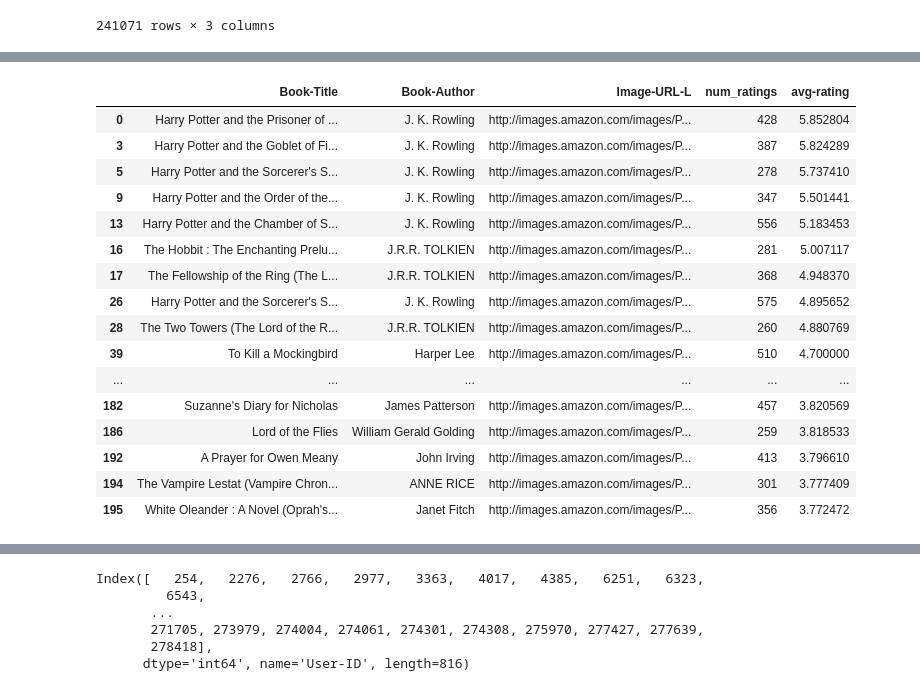
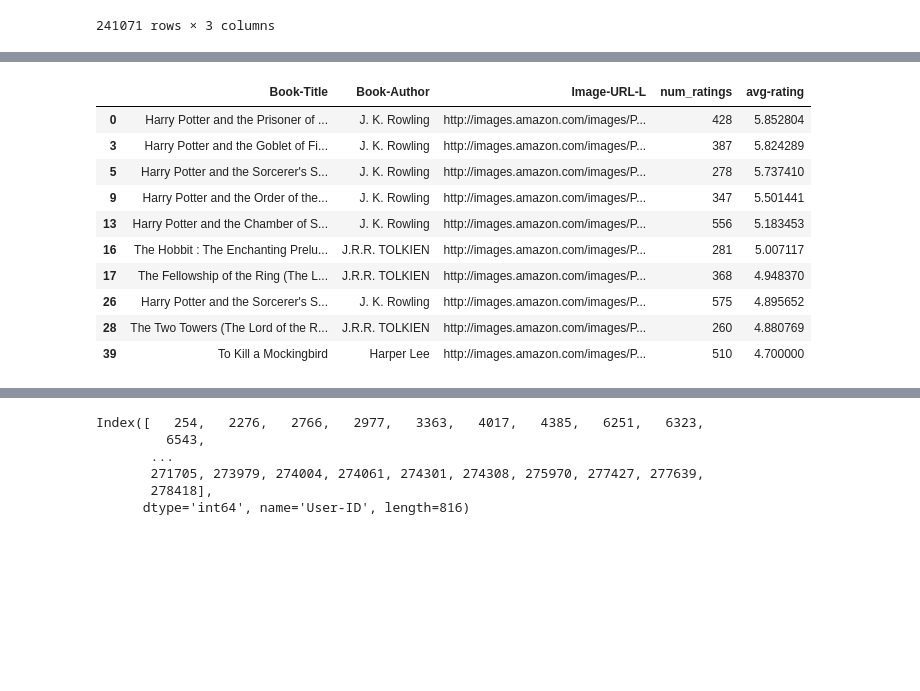
Before and after one commit to Manik-agarwal/book-recommendation-system-with-ML, a Jupyter notebook: Book_recommendation_system.ipynb, the cells around one changed output, grey strips where cells are left out. Cells and saved outputs as stored; diff of their text form; code cells hidden in the pictures; blank space fills up the shorter version.

```diff
--- a/Book_recommendation_system.ipynb
+++ b/Book_recommendation_system.ipynb
@@ -168,21 +195,15 @@ popular_df
 # %%
 popular_df = popular_df.merge(books,on='Book-Title').drop_duplicates('Book-Title')[['Book-Title','Book-Author','Image-URL-L','num_ratings','avg-rating']]
-popular_df
+popular_df.head(10)
 # %% [output]
 |  | Book-Title | Book-Author | Image-URL-L | num_ratings | avg-rating |
 | 0 | Harry Potter and the Prisoner of ... | J. K. Rowling | http://images.amazon.com/images/P... | 428 | 5.852804 |
 | 3 | Harry Potter and the Goblet of Fi... | J. K. Rowling | http://images.amazon.com/images/P... | 387 | 5.824289 |
 | 5 | Harry Potter and the Sorcerer's S... | J. K. Rowling | http://images.amazon.com/images/P... | 278 | 5.737410 |
 | 9 | Harry Potter and the Order of the... | J. K. Rowling | http://images.amazon.com/images/P... | 347 | 5.501441 |
 | 13 | Harry Potter and the Chamber of S... | J. K. Rowling | http://images.amazon.com/images/P... | 556 | 5.183453 |
 | 16 | The Hobbit : The Enchanting Prelu... | J.R.R. TOLKIEN | http://images.amazon.com/images/P... | 281 | 5.007117 |
 | 17 | The Fellowship of the Ring (The L... | J.R.R. TOLKIEN | http://images.amazon.com/images/P... | 368 | 4.948370 |
 | 26 | Harry Potter and the Sorcerer's S... | J. K. Rowling | http://images.amazon.com/images/P... | 575 | 4.895652 |
 | 28 | The Two Towers (The Lord of the R... | J.R.R. TOLKIEN | http://images.amazon.com/images/P... | 260 | 4.880769 |
 | 39 | To Kill a Mockingbird | Harper Lee | http://images.amazon.com/images/P... | 510 | 4.700000 |
-| ... | ... | ... | ... | ... | ... |
-| 182 | Suzanne's Diary for Nicholas | James Patterson | http://images.amazon.com/images/P... | 457 | 3.820569 |
-| 186 | Lord of the Flies | William Gerald Golding | http://images.amazon.com/images/P... | 259 | 3.818533 |
-| 192 | A Prayer for Owen Meany | John Irving | http://images.amazon.com/images/P... | 413 | 3.796610 |
-| 194 | The Vampire Lestat (Vampire Chron... | ANNE RICE | http://images.amazon.com/images/P... | 301 | 3.777409 |
-| 195 | White Oleander : A Novel (Oprah's... | Janet Fitch | http://images.amazon.com/images/P... | 356 | 3.772472 |
```
Also changed, not shown: parts of 15 cells of this notebook, 9 other files.
